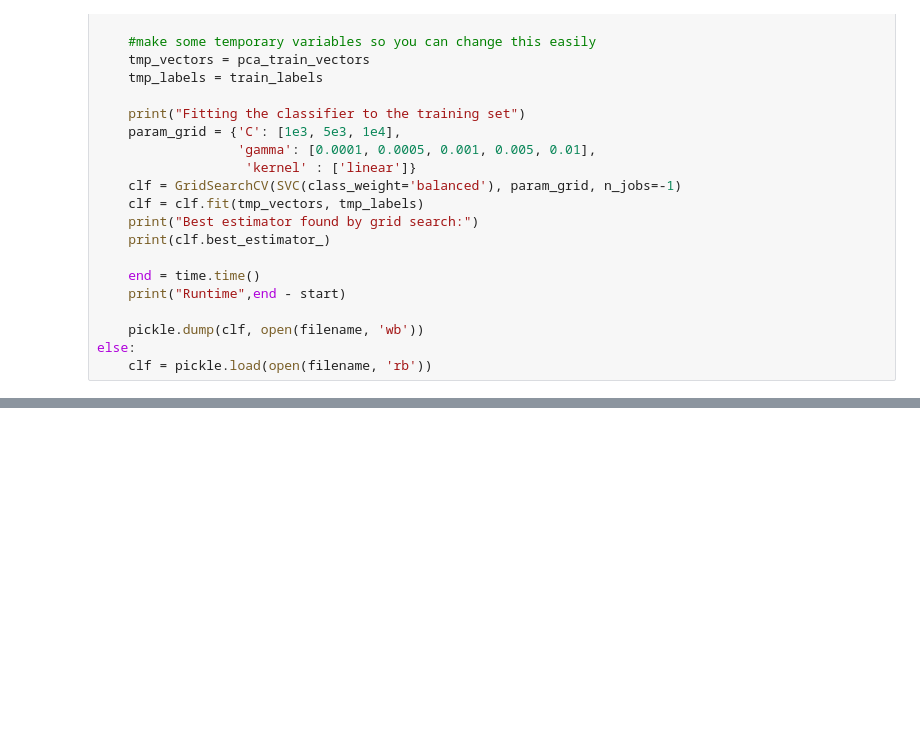
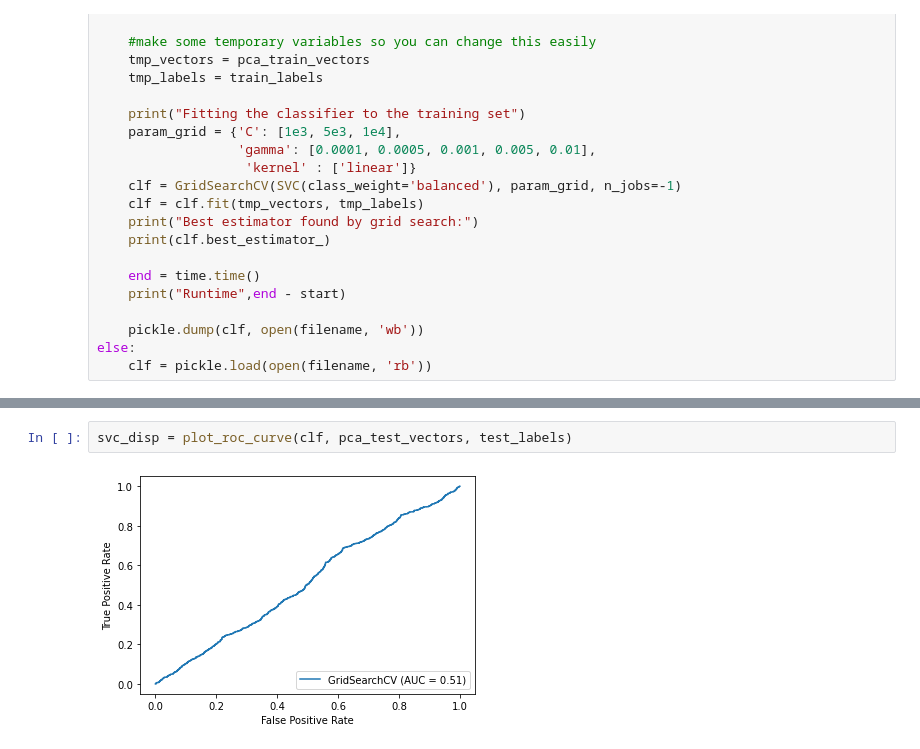
Before and after one commit to nikitparakh/CMSE_202_Final_Project, a Jupyter notebook: FinalProject.ipynb, the cells around one changed output, grey strips where cells are left out. Cells and saved outputs as stored; diff of their text form; blank space fills up the shorter version.

```diff
--- a/FinalProject.ipynb
+++ b/FinalProject.ipynb
@@ -269,0 +280,4 @@ weighted avg       0.59      0.58      0.59      3706
+# %%
+svc_disp = plot_roc_curve(clf, pca_test_vectors, test_labels)
+# %% [output]
+[figure, added]
```
Also changed, not shown: parts of 5 cells of this notebook.
